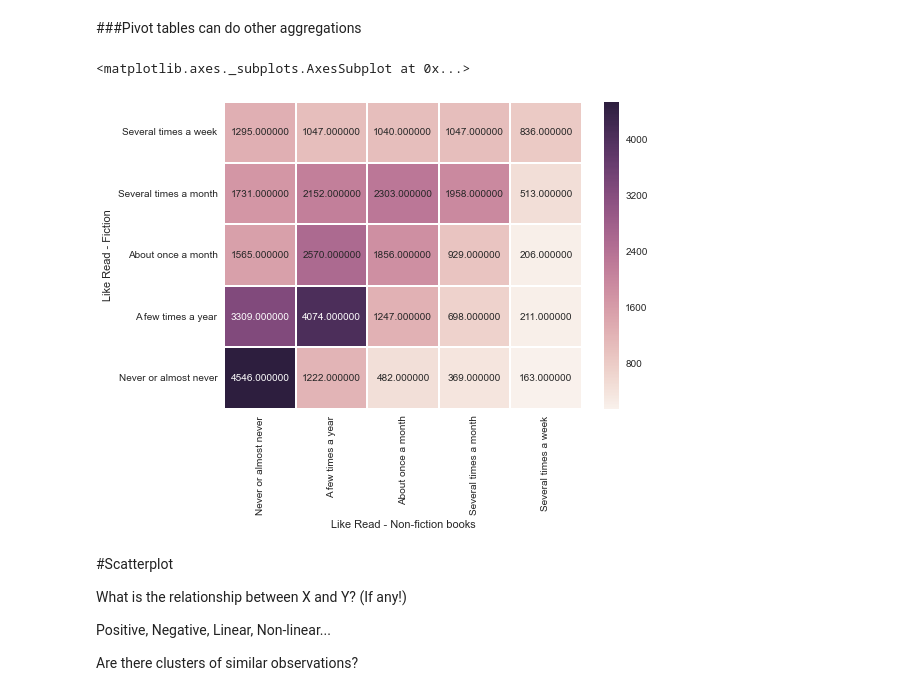
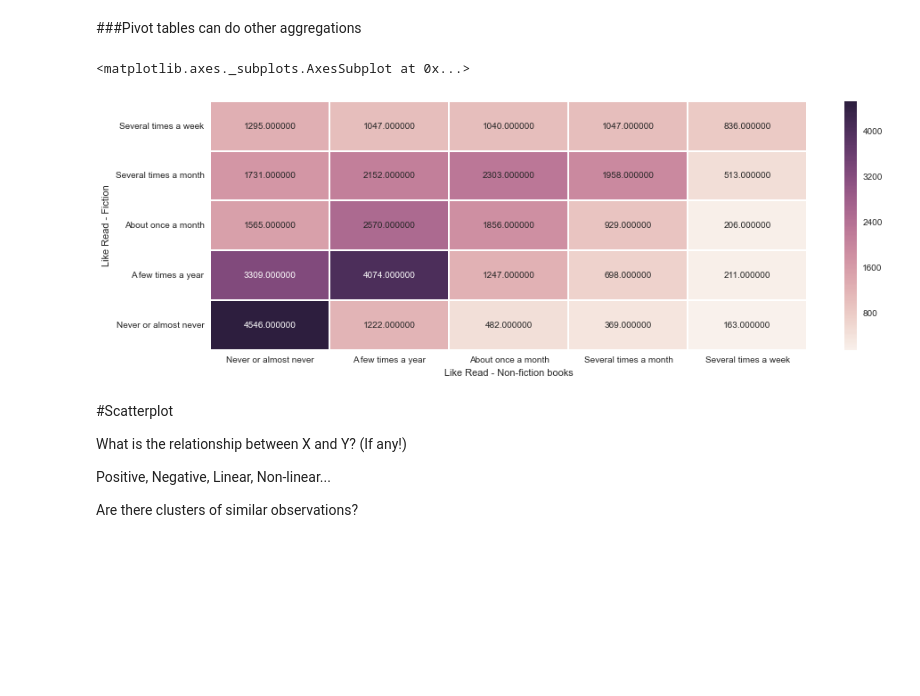
Before and after one commit to dsakagi/odsc-pisa, a Jupyter notebook: PISAMEX.ipynb, the cells around one changed output. Cells and saved outputs as stored; diff of their text form; code cells hidden in the pictures; blank space fills up the shorter version.

```diff
--- a/PISAMEX.ipynb
+++ b/PISAMEX.ipynb
@@ -499,14 +501,14 @@ sns.heatmap(display_table, annot=True, fmt="f")
 # %%
 count_table = pd.pivot_table(
     data, values='Total Score',
     index='Like Read - Fiction',
     columns='Like Read - Non-fiction books',
     aggfunc=np.count_nonzero)  # <--- Look here
-
+pylab.figure(figsize=(15,5))
 sns.heatmap(count_table[display_order].reindex(reversed(display_order)), annot=True, fmt='f')
 # %% [output]
 <matplotlib.axes._subplots.AxesSubplot at 0x...>
-[figure, old version]
+[figure, new version]
 # %% [markdown]
 #Scatterplot
 
```
Also changed, not shown: parts of 2 cells of this notebook.
